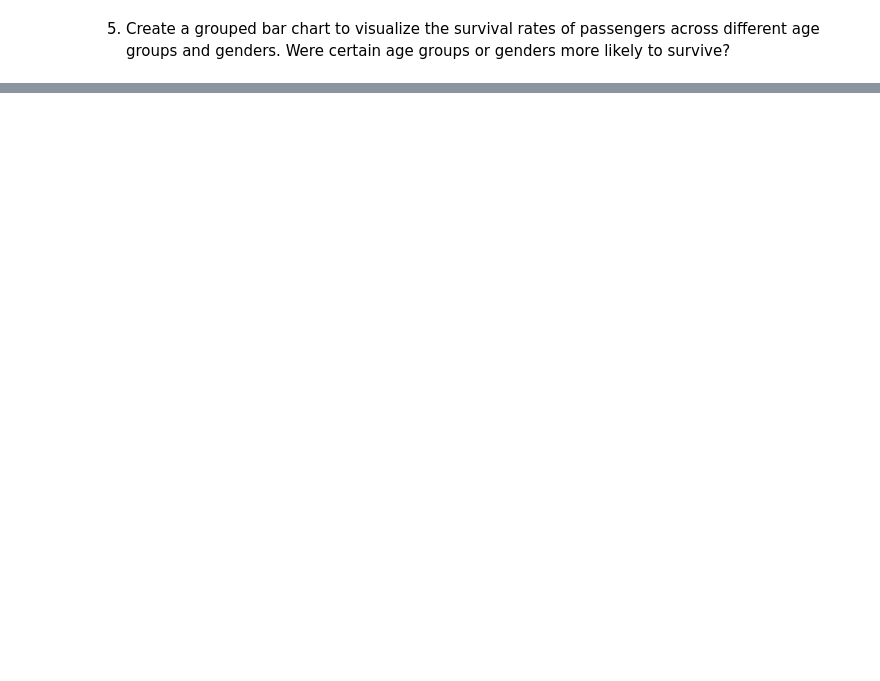
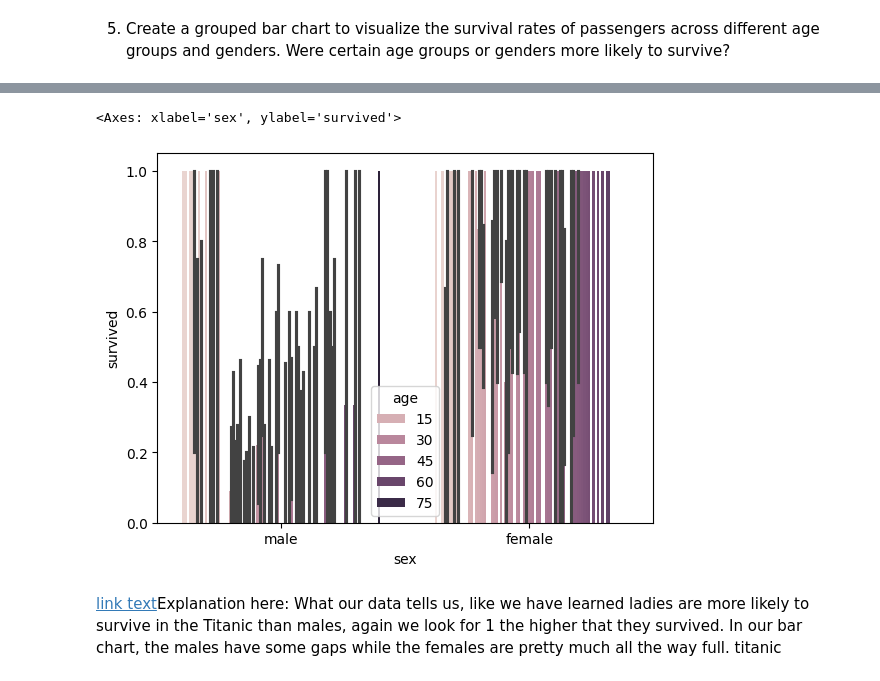
Before and after one commit to AlexanderG40/Data-Science, a Jupyter notebook: Week_4_Assignment_4_1.ipynb, the cells around one changed output, grey strips where cells are left out. Drawn from its saved outputs; the diff is of its cells as text; code cells hidden in the pictures; blank space fills up the shorter version.

```diff
--- a/Week_4_Assignment_4_1.ipynb
+++ b/Week_4_Assignment_4_1.ipynb
@@ -62,0 +52,10 @@ Explanation here:
+# %%
+# Code here
+# this was a bit tough however, we just use the data given to us and we plug it into our code
+# we have survival rates and gender.
+sns.barplot(data = titanic, x="sex", y="survived", hue="age")
+# %% [output]
+<Axes: xlabel='sex', ylabel='survived'>
+[figure, added]
+# %% [markdown]
+[link text](https://)Explanation here: What our data tells us, like we have learned ladies are more likely to survive in the Titanic than males, again we look for 1 the higher that they survived. In our bar chart, the males have some gaps while the females are pretty much all the way full. titanic
```
Also changed, not shown: parts of 11 cells of this notebook.
